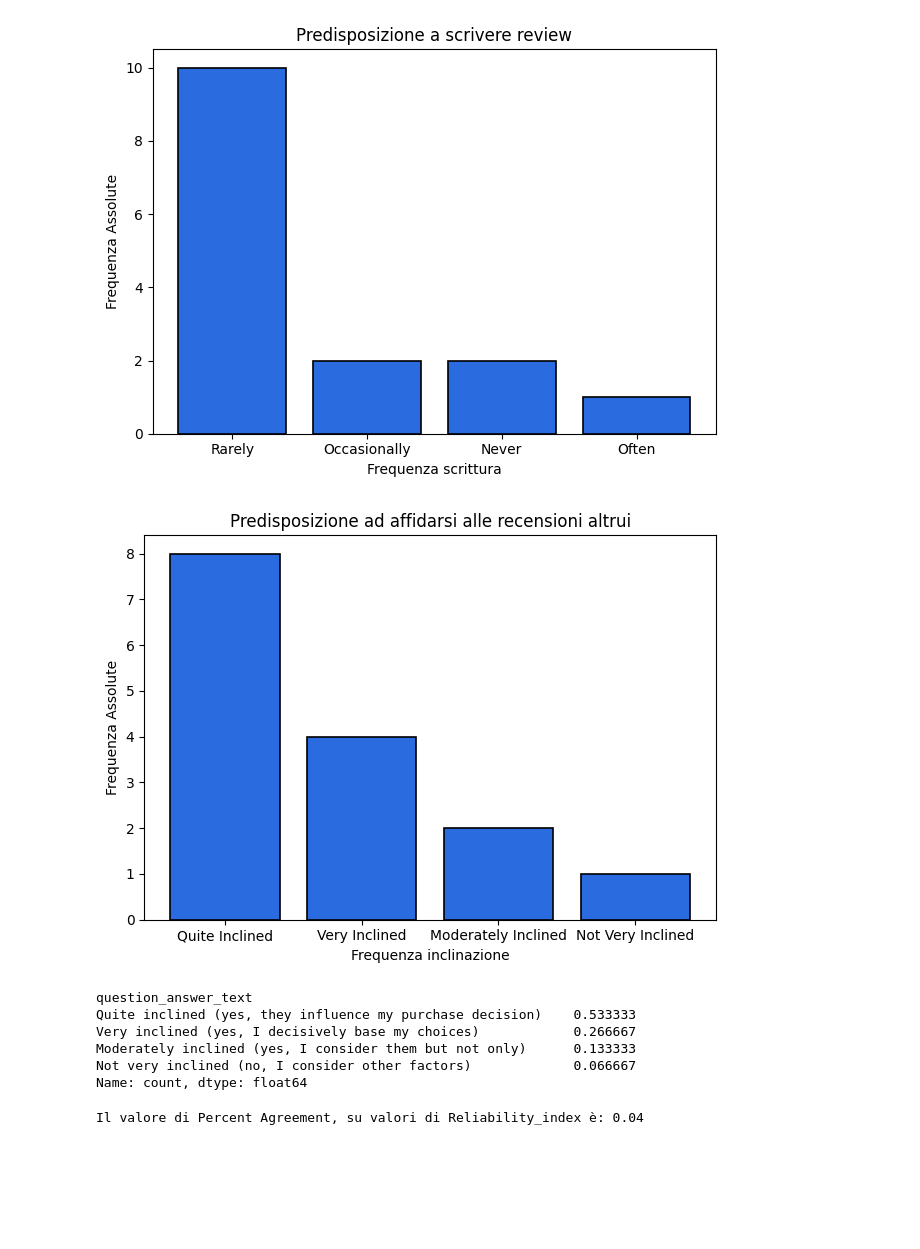
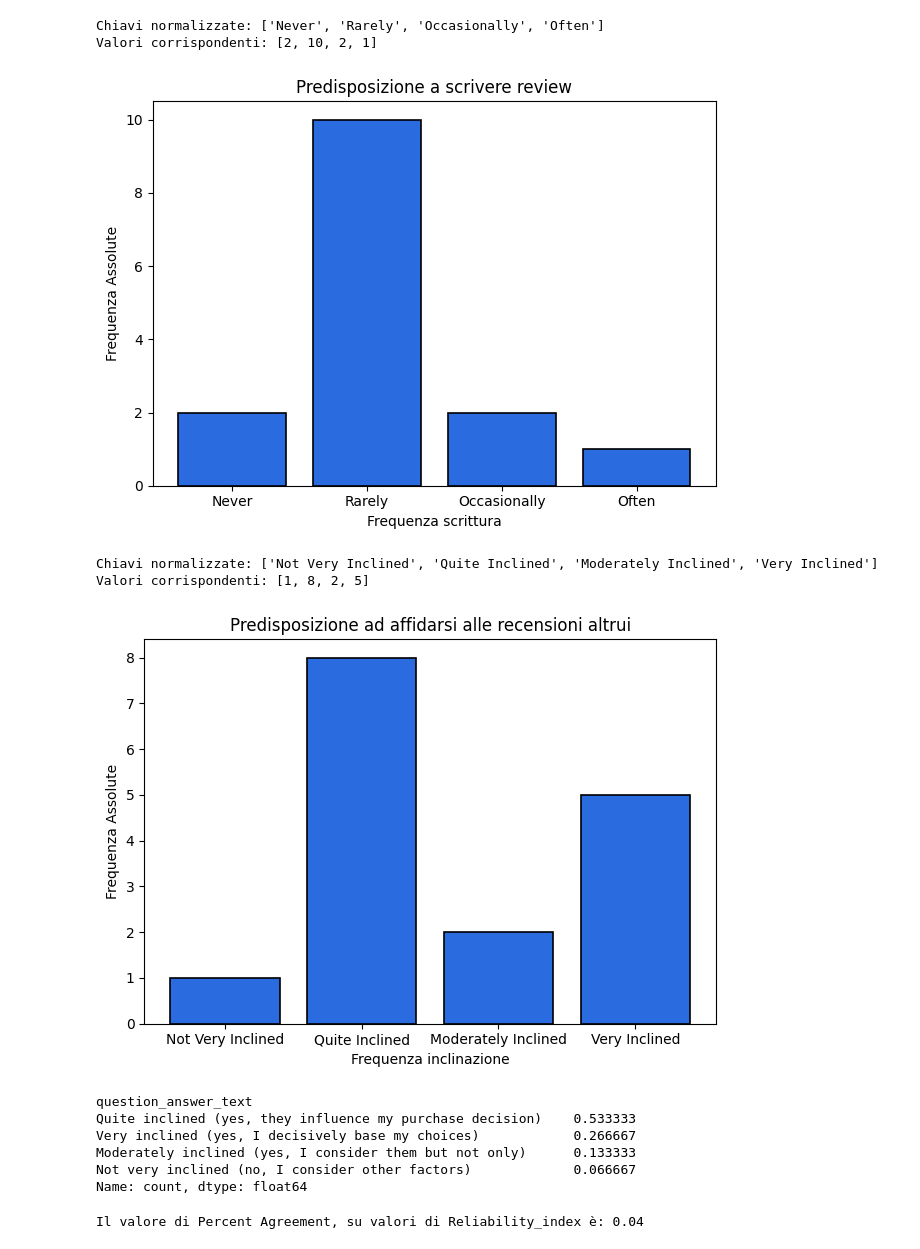
Before and after one commit to gianluca-fava/Project_Crowd_Source, a Jupyter notebook: Analysis.ipynb, the cells around one changed output. Cells and saved outputs as stored; diff of their text form; code cells hidden in the pictures; blank space fills up the shorter version.

```diff
--- a/Analysis.ipynb
+++ b/Analysis.ipynb
@@ -79,8 +79,19 @@ relative_frequencies_Gaming_Frequency = absolute_frequencies_Gaming_Frequency /
 categories = absolute_frequencies_Gaming_Frequency.index
 frequencies = absolute_frequencies_Gaming_Frequency.values
 
+normalized_keys = ['Never', 'Rarely', 'Once a month', 'few times a week', 'Every day']
+
+# Inizializza i valori corrispondenti
+normalized_values = []
+
+# Cerca corrispondenze parziali e somma i valori
+for key in normalized_keys:
+    matching_rows = absolute_frequencies_Gaming_Frequency.index[absolute_frequencies_Gaming_Frequency.index.str.contains(key, case=False)]
+    normalized_values.append(absolute_frequencies_Gaming_Frequency[matching_rows].sum())
+
+
 # Creazione del barplot
-plt.bar(categories, frequencies, color='#2A6BE0', edgecolor='black', linewidth=1.2)
+plt.bar(normalized_keys, normalized_values, color='#2A6BE0', edgecolor='black', linewidth=1.2)
 
 # Aggiunta di etichette e titoli
 plt.xlabel('Frequenza di gioco')
@@ -99,18 +110,28 @@ plt.show()
 Write_Reviews = workers_questionnaire[workers_questionnaire['question_attribute_name'] == "Reliance on Reviews"]
 absolute_frequencies_Write_Reviews = Write_Reviews['question_answer_text'].value_counts()
 relative_frequencies_Write_Reviews = absolute_frequencies_Write_Reviews / len(Write_Reviews)
-# I dati relativi alle frequenze
-categories = absolute_frequencies_Write_Reviews.index
-frequencies = absolute_frequencies_Write_Reviews.values
+
+absolute_frequencies_Write_Reviews = Write_Reviews['question_answer_text'].value_counts()
+
+# Definisci le chiavi normalizzate
+normalized_keys = ['Never', 'Rarely', 'Occasionally', 'Often']
+
+# Inizializza i valori corrispondenti
+normalized_values = []
+
+# Cerca corrispondenze parziali e somma i valori
+for key in normalized_keys:
+    matching_rows = absolute_frequencies_Write_Reviews.index[absolute_frequencies_Write_Reviews.index.str.contains(key, case=False)]
+    normalized_values.append(absolute_frequencies_Write_Reviews[matching_rows].sum())
+
 
 # Creazione del barplot
-plt.bar(categories, frequencies, color='#2A6BE0', edgecolor='black', linewidth=1.2)
+plt.bar(normalized_keys, normalized_values, color='#2A6BE0', edgecolor='black', linewidth=1.2)
 
 # Aggiunta di etichette e titoli
 plt.xlabel('Frequenza scrittura')
 plt.ylabel('Frequenza Assolute')
 plt.title('Predisposizione a scrivere review')
-plt.xticks(categories, ['Rarely', 'Occasionally', 'Never', 'Often'])
 
 
 plt.tight_layout()
@@ -126,17 +147,25 @@ Trust_Reviews = workers_questionnaire[workers_questionnaire['question_attribute_
 absolute_frequencies_Trust_Reviews = Trust_Reviews['question_answer_text'].value_counts()
 relative_frequencies_Trust_Reviews = absolute_frequencies_Trust_Reviews / len(Trust_Reviews)
 # I dati relativi alle frequenze
-categories = absolute_frequencies_Trust_Reviews.index
-frequencies = absolute_frequencies_Trust_Reviews.values
+
+normalized_keys = ['Not Very Inclined', 'Quite Inclined', 'Moderately Inclined', 'Very Inclined']
+
+# Inizializza i valori corrispondenti
+normalized_values = []
+
+# Cerca corrispondenze parziali e somma i valori
+for key in normalized_keys:
+    matching_rows = absolute_frequencies_Trust_Reviews.index[absolute_frequencies_Trust_Reviews.index.str.contains(key, case=False)]
+    normalized_values.append(absolute_frequencies_Trust_Reviews[matching_rows].sum())
+
 
 # Creazione del barplot
-plt.bar(categories, frequencies, color='#2A6BE0', edgecolor='black', linewidth=1.2)
+plt.bar(normalized_keys, normalized_values, color='#2A6BE0', edgecolor='black', linewidth=1.2)
 
 # Aggiunta di etichette e titoli
 plt.xlabel('Frequenza inclinazione')
 plt.ylabel('Frequenza Assolute')
 plt.title('Predisposizione ad affidarsi alle recensioni altrui')
-plt.xticks(categories, ['Quite Inclined', 'Very Inclined', 'Moderately Inclined', 'Not Very Inclined'])
 
 plt.tight_layout()
 plt.savefig('plot/distribuzione_Trust_Review.pdf')
@@ -150,12 +181,16 @@ print(relative_frequencies_Trust_Reviews)
 [figure]
+Chiavi normalizzate: ['Never', 'Rarely', 'Occasionally', 'Often']
+Valori corrispondenti: [2, 10, 2, 1]
-[figure, old version]
+[figure, new version]
+Chiavi normalizzate: ['Not Very Inclined', 'Quite Inclined', 'Moderately Inclined', 'Very Inclined']
+Valori corrispondenti: [1, 8, 2, 5]
-[figure, old version]
+[figure, new version]
-question_answer_text
-Quite inclined (yes, they influence my purchase decision)    0.533333
-Very inclined (yes, I decisively base my choices)            0.266667
-Moderately inclined (yes, I consider them but not only)      0.133333
-Not very inclined (no, I consider other factors)             0.066667
-Name: count, dtype: float64
+question_answer_text
+Quite inclined (yes, they influence my purchase decision)    0.533333
+Very inclined (yes, I decisively base my choices)            0.266667
+Moderately inclined (yes, I consider them but not only)      0.133333
+Not very inclined (no, I consider other factors)             0.066667
+Name: count, dtype: float64
 # %%
 '''
 
```
Also changed, not shown: parts of 1 cell of this notebook, 5 other files.
